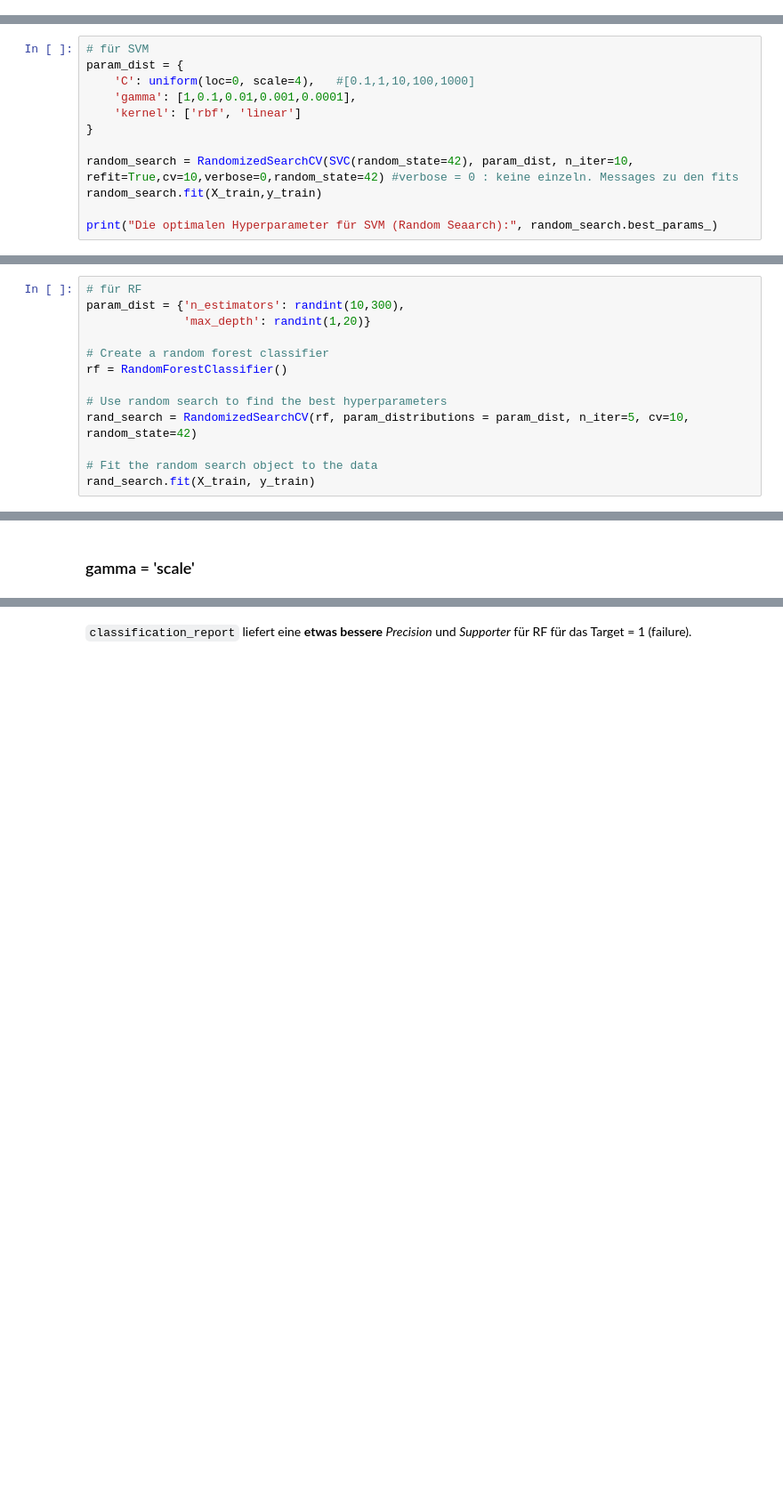
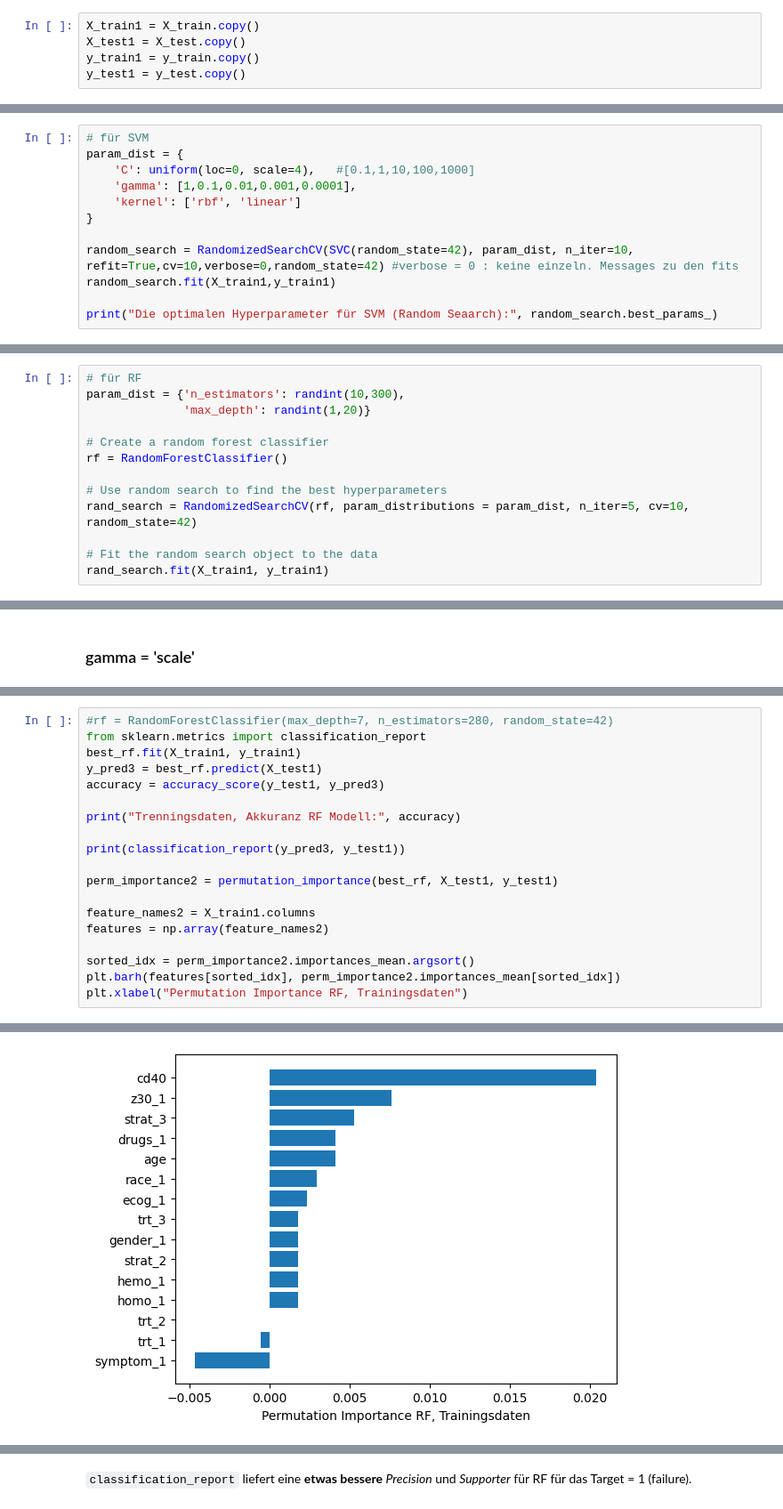
Before and after one commit to bogatyr-e/ml-prediction-aids, a Jupyter notebook: src/ml-survival-project.ipynb, the cells around one changed output, grey strips where cells are left out. Shown: that part at 89% size. Saved outputs shown, nothing was run; the diff lists cells and outputs as text; blank space fills up the shorter version.

```diff
--- a/src/ml-survival-project.ipynb
+++ b/src/ml-survival-project.ipynb
@@ -143,4 +150,9 @@ X Train klein: (1368, 15)
 Y Train klein: (1368,)
 X Validierung: (343, 15)
 Y Validierung: (343,)
+# %%
+X_train1 = X_train.copy()
+X_test1 = X_test.copy()
+y_train1 = y_train.copy()
+y_test1 = y_test.copy()
 # %% [markdown]
@@ -184,7 +196,7 @@ param_dist = {
 }
 
 random_search = RandomizedSearchCV(SVC(random_state=42), param_dist, n_iter=10, refit=True,cv=10,verbose=0,random_state=42) #verbose = 0 : keine einzeln. Messages zu den fits
-random_search.fit(X_train,y_train)
+random_search.fit(X_train1,y_train1)
 
 print("Die optimalen Hyperparameter für SVM (Random Seaarch):", random_search.best_params_)
 # %% [output]
@@ -201,7 +213,7 @@ rf = RandomForestClassifier()
 rand_search = RandomizedSearchCV(rf, param_distributions = param_dist, n_iter=5, cv=10, random_state=42)
 
 # Fit the random search object to the data
-rand_search.fit(X_train, y_train)
+rand_search.fit(X_train1, y_train1)
 # %% [output]
 RandomizedSearchCV(cv=10, estimator=RandomForestClassifier(), n_iter=5,
                    param_distributions={'max_depth': <scipy.stats._distn_infrastructure.rv_discrete_frozen object at 0x...>,
@@ -552,0 +306,20 @@ weighted avg       0.87      0.74      0.79       343
+# %%
+#rf = RandomForestClassifier(max_depth=7, n_estimators=280, random_state=42)
+from sklearn.metrics import classification_report
+best_rf.fit(X_train1, y_train1)
+y_pred3 = best_rf.predict(X_test1)
+accuracy = accuracy_score(y_test1, y_pred3)
+
+print("Trenningsdaten, Akkuranz RF Modell:", accuracy)
+
+print(classification_report(y_pred3, y_test1))
+
+perm_importance2 = permutation_importance(best_rf, X_test1, y_test1)
+
+feature_names2 = X_train1.columns
+features = np.array(feature_names2)
+
+sorted_idx = perm_importance2.importances_mean.argsort()
+plt.barh(features[sorted_idx], perm_importance2.importances_mean[sorted_idx])
+plt.xlabel("Permutation Importance RF, Trainingsdaten")
+# %% [output]
@@ -552,0 +336 @@ weighted avg       0.87      0.74      0.79       343
+[figure, added]
```
Also changed, not shown: parts of 81 cells of this notebook.
